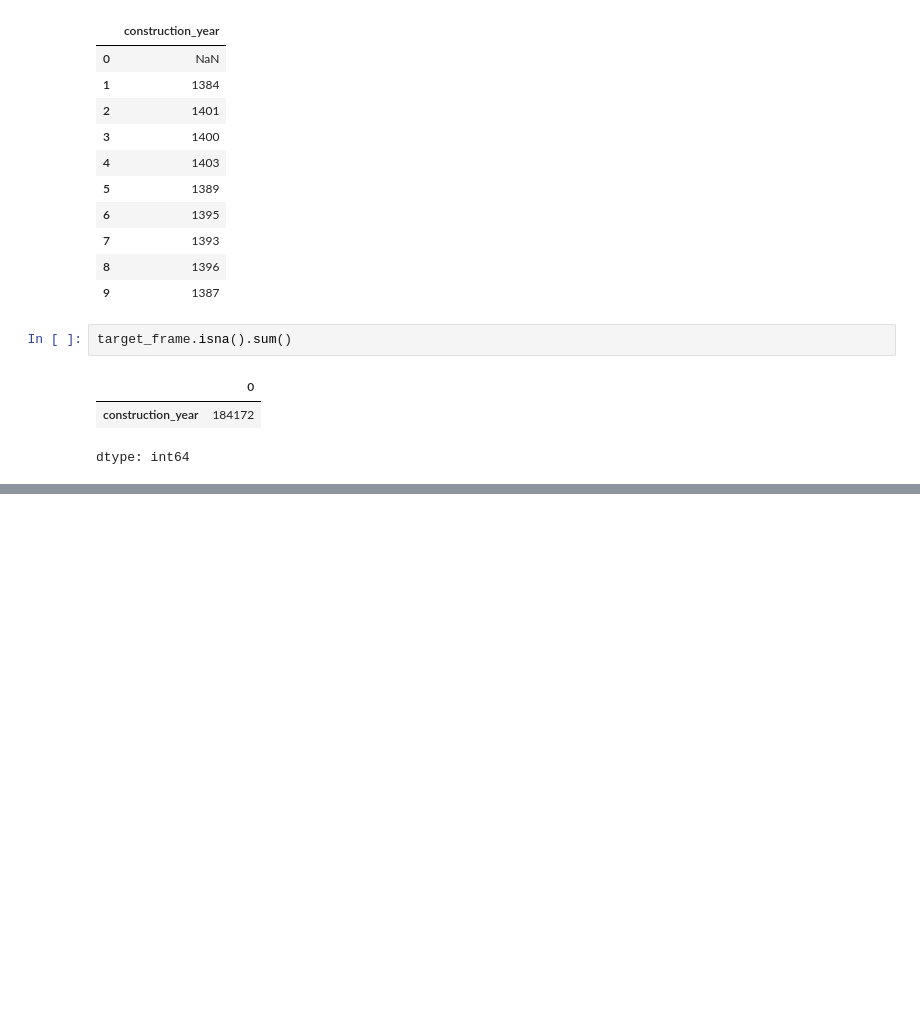
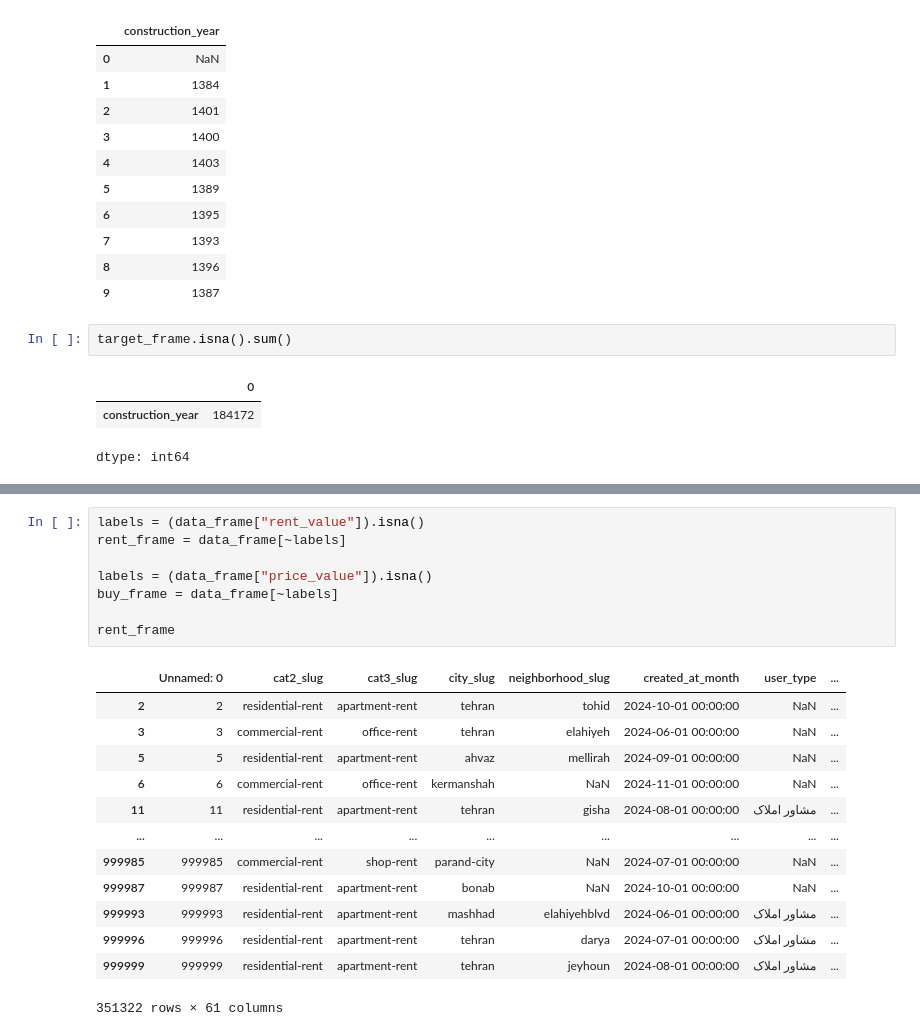
Before and after one commit to aminrafi394/quera-AI-first-project, a Jupyter notebook: Section2&3.ipynb, the cells around one changed output, grey strips where cells are left out. Cells and saved outputs as stored; diff of their text form; blank space fills up the shorter version.

```diff
--- a/Section2&3.ipynb
+++ b/Section2&3.ipynb
@@ -100,0 +114,22 @@ sns.histplot(target_frame["construction_year"],ax=axis,color="fuchsia", edgecolo
+# %%
+labels = (data_frame["rent_value"]).isna()
+rent_frame = data_frame[~labels]
+
+labels = (data_frame["price_value"]).isna()
+buy_frame = data_frame[~labels]
+
+rent_frame
+# %% [output]
+|  | Unnamed: 0 | cat2_slug | cat3_slug | city_slug | neighborhood_slug | created_at_month | user_type | ... |
+| 2 | 2 | residential-rent | apartment-rent | tehran | tohid | 2024-10-01 00:00:00 | NaN | ... |
+| 3 | 3 | commercial-rent | office-rent | tehran | elahiyeh | 2024-06-01 00:00:00 | NaN | ... |
+| 5 | 5 | residential-rent | apartment-rent | ahvaz | mellirah | 2024-09-01 00:00:00 | NaN | ... |
+| 6 | 6 | commercial-rent | office-rent | kermanshah | NaN | 2024-11-01 00:00:00 | NaN | ... |
+| 11 | 11 | residential-rent | apartment-rent | tehran | gisha | 2024-08-01 00:00:00 | مشاور املاک | ... |
+| ... | ... | ... | ... | ... | ... | ... | ... | ... |
+| 999985 | 999985 | commercial-rent | shop-rent | parand-city | NaN | 2024-07-01 00:00:00 | NaN | ... |
+| 999987 | 999987 | residential-rent | apartment-rent | bonab | NaN | 2024-10-01 00:00:00 | NaN | ... |
+| 999993 | 999993 | residential-rent | apartment-rent | mashhad | elahiyehblvd | 2024-06-01 00:00:00 | مشاور املاک | ... |
+| 999996 | 999996 | residential-rent | apartment-rent | tehran | darya | 2024-07-01 00:00:00 | مشاور املاک | ... |
+| 999999 | 999999 | residential-rent | apartment-rent | tehran | jeyhoun | 2024-08-01 00:00:00 | مشاور املاک | ... |
+351322 rows × 61 columns
```
Also changed, not shown: parts of 6 cells of this notebook.
